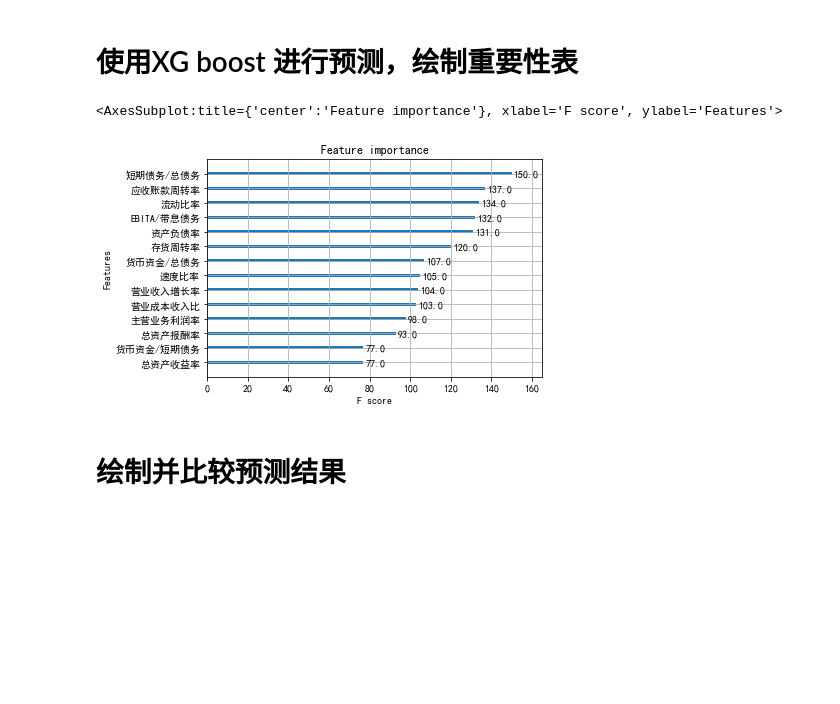
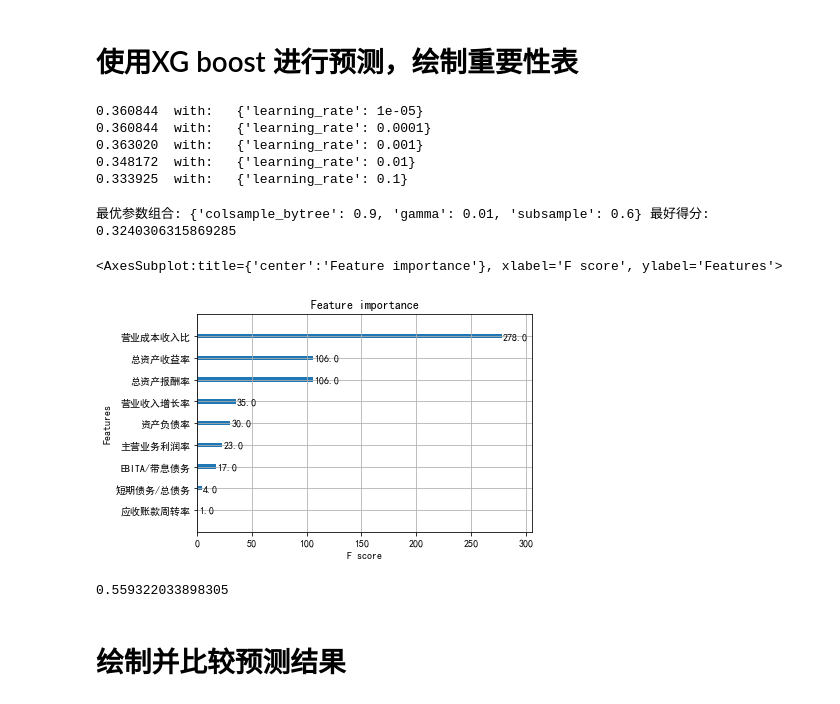
Before and after one commit to harry-sdaffad/default-bond, a Jupyter notebook: 发债主体违约评级.ipynb, the cells around one changed output. Saved outputs shown, nothing was run; the diff lists cells and outputs as text; code cells hidden in the pictures; blank space fills up the shorter version.

```diff
--- a/发债主体违约评级.ipynb
+++ b/发债主体违约评级.ipynb
@@ -106,20 +106,59 @@ lr_test_recall= recall_score(y_test, y_pred)
 # %%
 import xgboost as xgb
 from xgboost import plot_importance
-xgboost_model = xgb.XGBClassifier().fit(X_train, y_train)
-    #预测结果
+from sklearn.model_selection import StratifiedKFold
 
-#plot_importance(xgboost_model)
-pred = xgboost_model.predict(X_train)
-xgb_train = xgboost_model.score(X_train,y_train)
-xgb_train_pre = precision_score(y_train, pred)
-xgb_train_recall = recall_score(y_train, pred)
+from sklearn.model_selection import GridSearchCV
 
-pred = xgboost_model.predict(X_test)
-xgb_test = xgboost_model.score(X_test,y_test)
-xgb_test_pre = precision_score(y_test, pred)
-xgb_test_recall =  recall_score(y_test, pred)
-plot_importance(xgboost_model)
+other_params = {"scale_pos_weight" :5,'max_depth': 1, 'min_child_weight': 6, 'max_depth': 1, 'min_child_weight': 6, 'n_estimators': 600,'colsample_bytree': 0.9, 'gamma': 0.01, 'subsample': 0.6,'learning_rate': 0.001}
+xgboost_model = xgb.XGBClassifier(**other_params)
+
+param_grid = {'learning_rate': [1e-5,1e-4,1e-3,1e-2,1e-1]}
+
+
+kflod = StratifiedKFold(n_splits=10, shuffle = True,random_state=7)#将训练/测试数据集划分10个互斥子集，
+
+grid_search = GridSearchCV(xgboost_model,param_grid,n_jobs = -1,cv = 3,scoring = "f1")
+grid_result = grid_search.fit(X_train, y_train)
+
+means = grid_result.cv_results_['mean_test_score']
+params = grid_result.cv_results_['params']
+for mean,param in zip(means,params):
+    print("%f  with:   %r" % (mean,param))
 # %% [output]
-<AxesSubplot:title={'center':'Feature importance'}, xlabel='F score', ylabel='Features'>
+0.360844  with:   {'learning_rate': 1e-05}
+0.360844  with:   {'learning_rate': 0.0001}
+0.363020  with:   {'learning_rate': 0.001}
+0.348172  with:   {'learning_rate': 0.01}
+0.333925  with:   {'learning_rate': 0.1}
-[figure, removed]
+# %%
+
+print('最优参数组合:', grid_result.best_params_, '最好得分:', grid_result.best_score_)
+# %% [output]
+最优参数组合: {'colsample_bytree': 0.9, 'gamma': 0.01, 'subsample': 0.6} 最好得分: 0.3240306315869285
+# %%
+other_params = {"scale_pos_weight" :5,'max_depth': 1, 'min_child_weight': 6, 'max_depth': 1, 'min_child_weight': 6, 'n_estimators': 600,'colsample_bytree': 0.9, 'gamma': 0.01, 'subsample': 0.6,'learning_rate': 0.001}
+xgboost_model = xgb.XGBClassifier(**other_params).fit(X_train,y_train)
+
+
+
+
+
+#plot_importance(xgboost_model)
+pred = xgboost_model.predict(X_train)
+xgb_train = xgboost_model.score(X_train,y_train)
+xgb_train_pre = precision_score(y_train, pred)
+xgb_train_recall = recall_score(y_train, pred)
+
+pred = xgboost_model.predict(X_test)
+xgb_test = xgboost_model.score(X_test,y_test)
+xgb_test_pre = precision_score(y_test, pred)
+xgb_test_recall =  recall_score(y_test, pred)
+plot_importance(xgboost_model)
+# %% [output]
+<AxesSubplot:title={'center':'Feature importance'}, xlabel='F score', ylabel='Features'>
+[figure, added]
+# %%
+xgb_test_recall
+# %% [output]
+0.559322033898305
```
Also changed, not shown: parts of 1 cell of this notebook.
